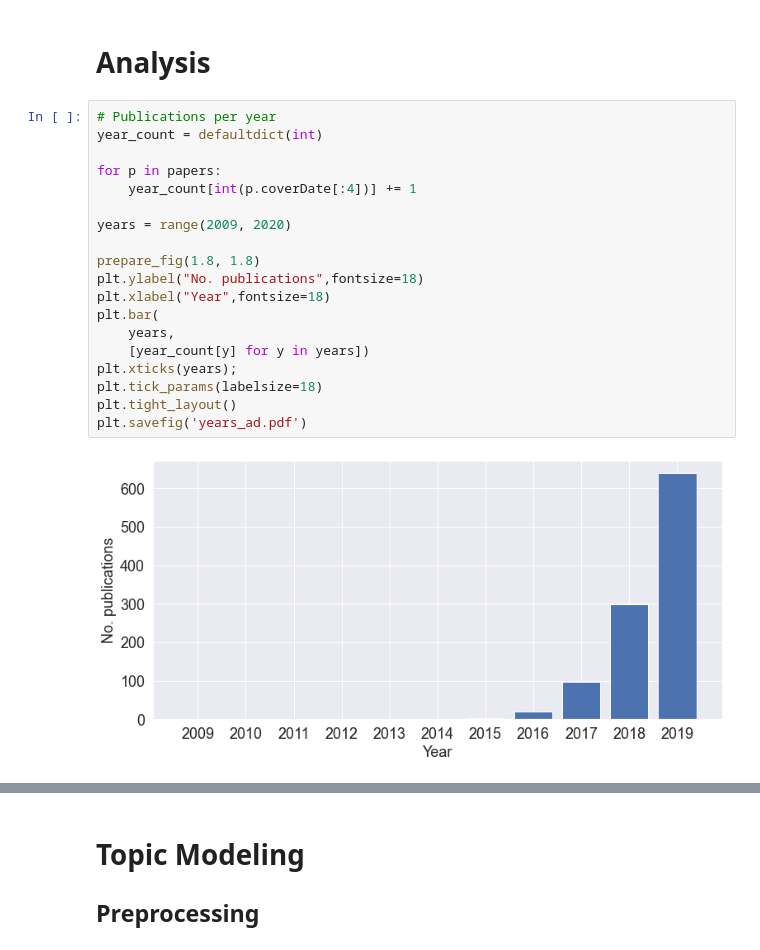
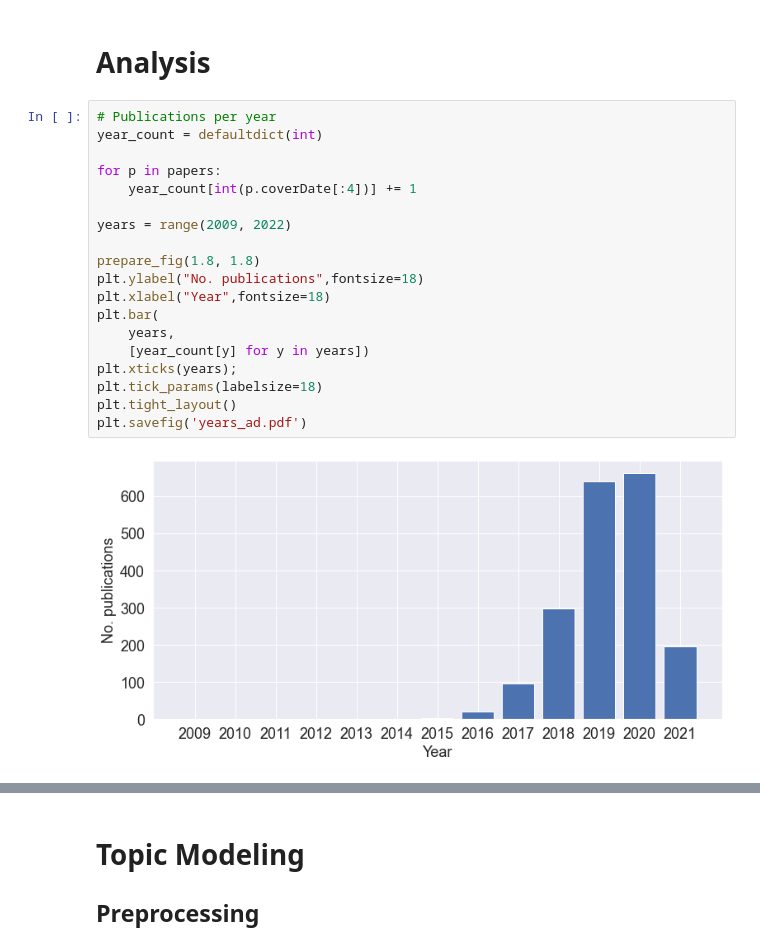
Before and after one commit to fjmartinmartinez/literature_search, a Jupyter notebook: pybliometrics.ipynb, the cells around one changed output, grey strips where cells are left out. Saved outputs shown, nothing was run; the diff lists cells and outputs as text.

Commit message:
Update years

```diff
--- a/pybliometrics.ipynb
+++ b/pybliometrics.ipynb
@@ -106,24 +106,24 @@ for p in papers:
 # %%
 # Publications per year
 year_count = defaultdict(int)
 
 for p in papers:
     year_count[int(p.coverDate[:4])] += 1
 
-years = range(2009, 2020)
+years = range(2009, 2022)
 
 prepare_fig(1.8, 1.8)
 plt.ylabel("No. publications",fontsize=18)
 plt.xlabel("Year",fontsize=18)
 plt.bar(
     years,
     [year_count[y] for y in years])
 plt.xticks(years);
 plt.tick_params(labelsize=18)
 plt.tight_layout()
 plt.savefig('years_ad.pdf')
 # %% [output]
-[figure, old version]
+[figure, new version]
 # %%
 # Publications per aggregation type
 def plot_statistic(fun):
```
Also changed, not shown: parts of 15 cells of this notebook.
